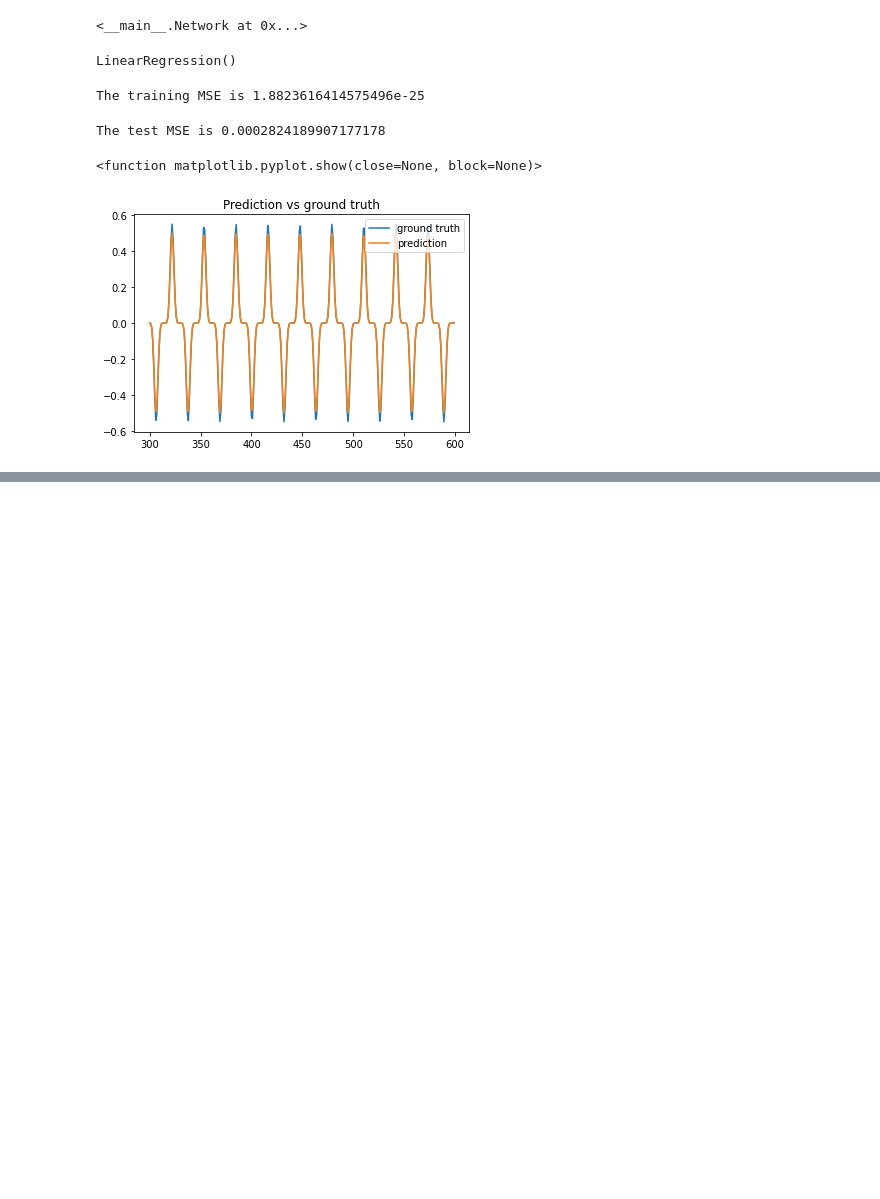
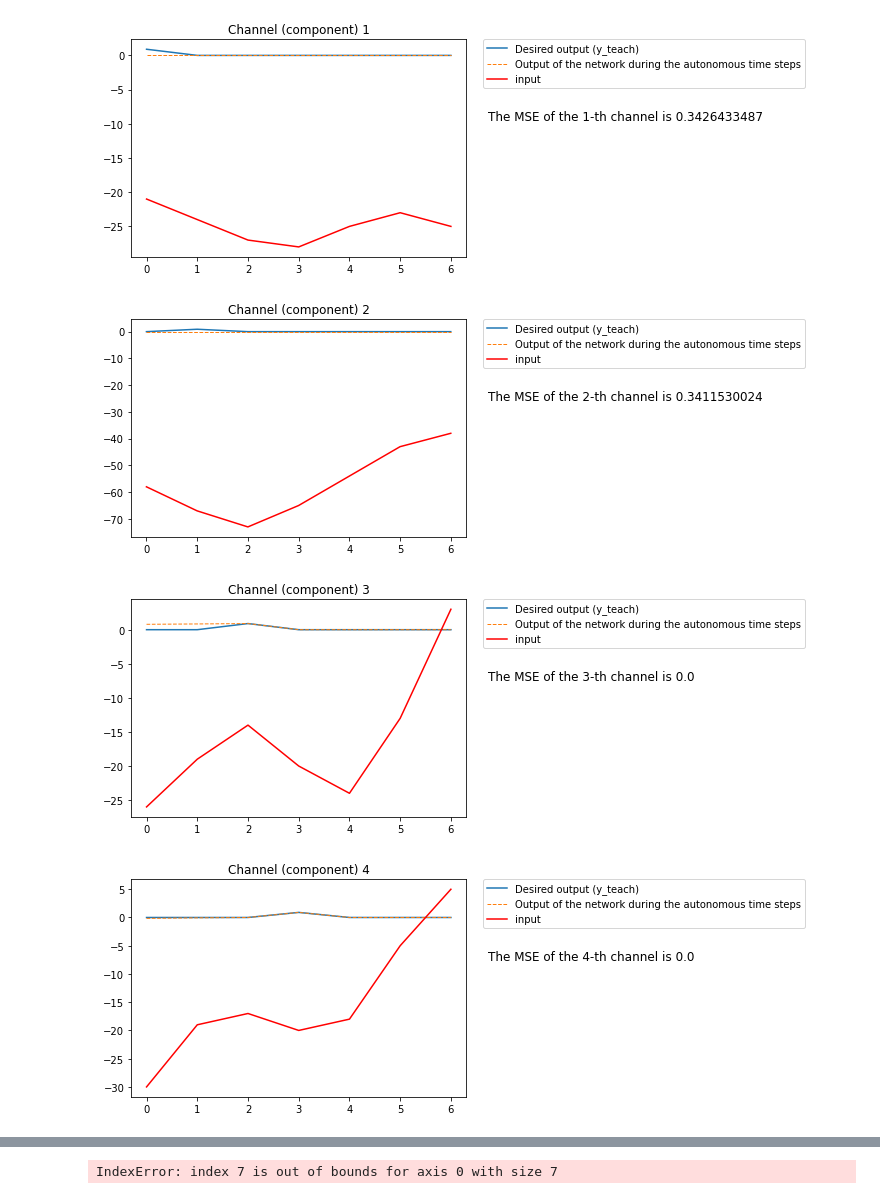
Before and after one commit to ArnauNaval/TFG_ReservoirComputing, a Jupyter notebook: Reservoir.ipynb, the cells around one changed output, grey strips where cells are left out. Cells and saved outputs as stored; diff of their text form; code cells hidden in the pictures; blank space fills up the shorter version.

```diff
--- a/Reservoir.ipynb
+++ b/Reservoir.ipynb
@@ -124,0 +327,3 @@ The reservoir has 100 nodes and 518 edges
+# %%
+alpha = 0.22/max(abs(scipy.linalg.eigvals(Network.W)))
+Network.W = alpha*Network.W
@@ -125,4 +339,4 @@ The reservoir has 100 nodes and 518 edges
 # %%
-Network.compute_nodes_trajectories()
+Network.train_network(plot=False, noise=False, boundary_noise=0.001, spikes_random=False)
 print(Network.trajectories.shape)#columns -> nodes; rows -> time steps
 # %% [output]
@@ -130,44 +353,7 @@ print(Network.trajectories.shape)#columns -> nodes; rows -> time steps
-# %%
-Network.dismiss_transient_traj()
-Network.dismiss_transient_teach()
-# %% [output]
-<__main__.Network at 0x...>
-# %%
-regressor = LinearRegression()
-regressor.fit(Network.trajectories, np.arctanh(Network.y_teach))
-# %% [output]
-LinearRegression()
-# %%
-print("The training MSE is {}".format(mean_squared_error(np.arctanh(Network.y_teach), regressor.predict(Network.trajectories))))
-# %% [output]
-The training MSE is 1.8823616414575496e-25
-# %%
-#input vector for the test
-input_vector = np.sin(np.arange(300,600)/5)
-y_ground_truth = 0.5*input_vector**7
-
-#computing the trajectories of the reservoir
-trajectories = Network.trajectories[-1,:]
-x_prev = Network.trajectories[-1,:]
-#trajectories = np.ones(Network.N)
-#x_prev = np.ones(Network.N)
-
-for n in np.arange(len(input_vector)):
-    x = np.tanh(np.dot(Network.W_in, input_vector[n])+np.dot(Network.W,x_prev))
-    trajectories = np.vstack((trajectories,x))
-    x_prev = x
-
-#predict
-y_pred = np.tanh(regressor.predict(trajectories))
-print("The test MSE is {}".format(mean_squared_error(np.arctanh(y_ground_truth), y_pred[1:])))
-# %% [output]
-The test MSE is 0.0002824189907177178
-# %%
-plt.plot(np.arange(300,600), np.arctanh(y_ground_truth), label='ground truth')
-plt.plot(np.arange(300,600), y_pred[1:], label='prediction')
-plt.legend()
-plt.title('Prediction vs ground truth')
-plt.show
-# %% [output]
-<function matplotlib.pyplot.show(close=None, block=None)>
-[figure, removed]
+# %%
+Network.test_network(t_autonom=7, plot=True)
+# %% [output]
+[figure, added]
+[figure, added]
+[figure, added]
+[figure, added]
@@ -173,0 +368 @@ plt.show
+IndexError: index 7 is out of bounds for axis 0 with size 7
```
Also changed, not shown: parts of 9 cells of this notebook, 1 other file.
